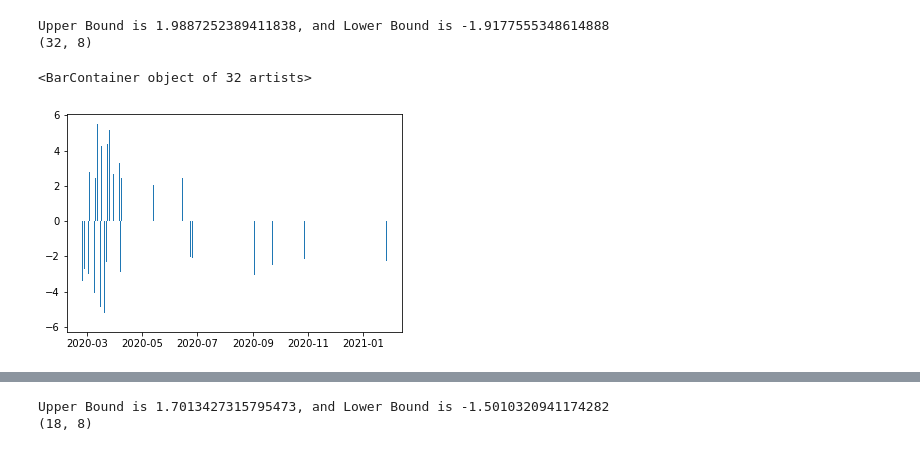
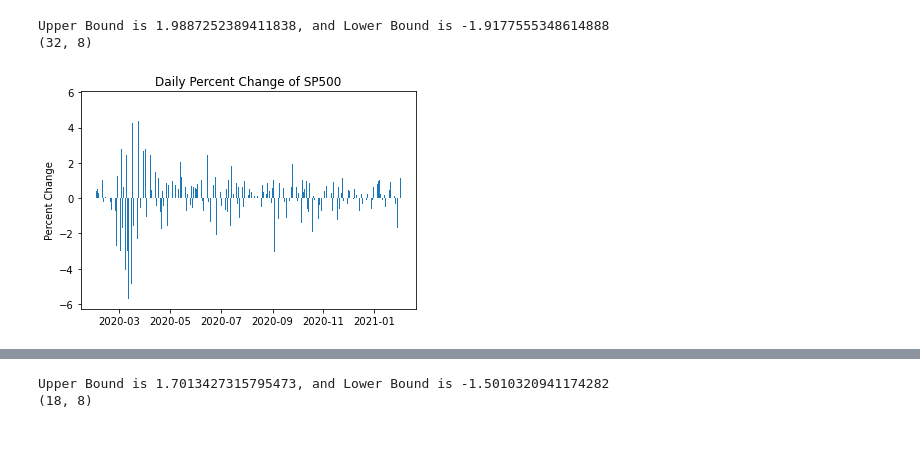
Before and after one commit to Bandelero/Covids-Effect-on-the-Stock-Market, a Jupyter notebook: wordcloud/wordcloud.ipynb, the cells around one changed output, grey strips where cells are left out. Cells and saved outputs as stored; diff of their text form; code cells hidden in the pictures.

```diff
--- a/wordcloud/wordcloud.ipynb
+++ b/wordcloud/wordcloud.ipynb
@@ -45,8 +49,11 @@ print(spOUT.shape)
 # %% [output]
 Upper Bound is 1.9887252389411838, and Lower Bound is -1.9177555348614888
 (32, 8)
-# %%
-plt.bar(spOUT['Date_dt'],spOUT['Percent_Change'])
-# %% [output]
-<BarContainer object of 32 artists>
-[figure, removed]
+# %%
+plt.bar(sp500df['Date_dt'],sp500df['Percent_Change'])
+plt.title('Daily Percent Change of SP500')
+plt.ylabel('Percent Change')
+plt.savefig('DailyPercent.png',dpi=600)
+plt.show()
+# %% [output]
+[figure, added]
```
Also changed, not shown: parts of 22 cells of this notebook, 9 other files.
